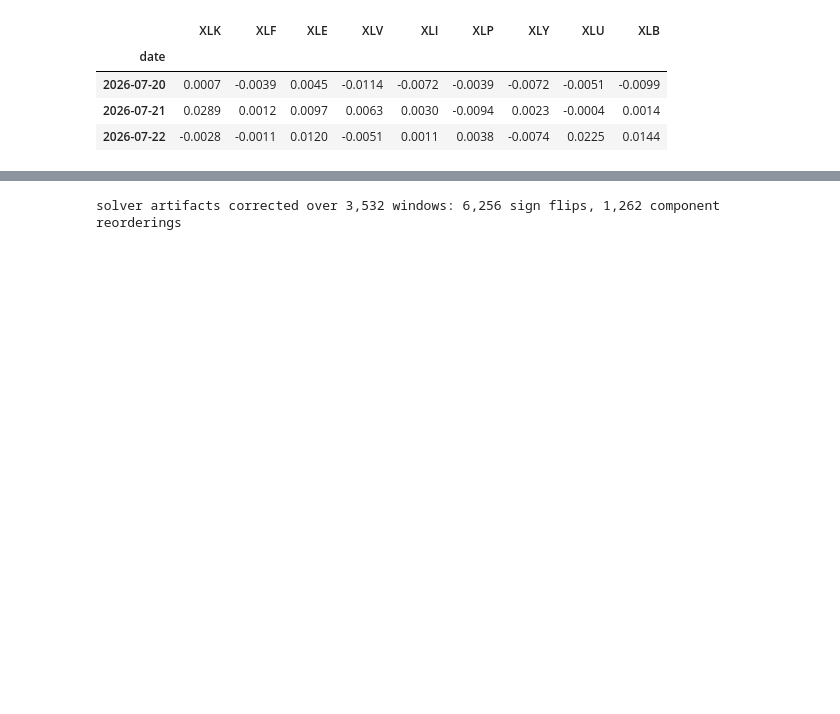
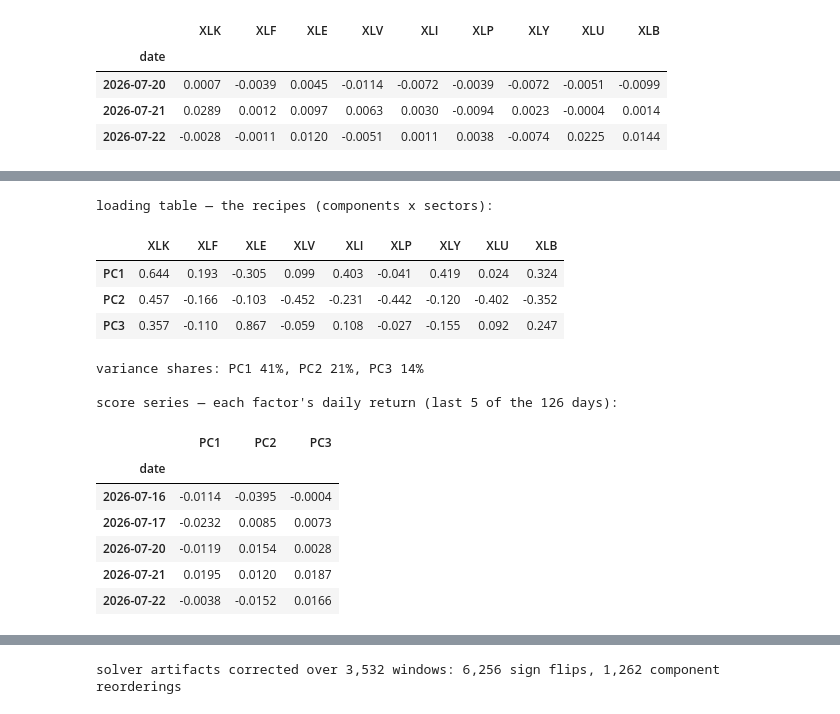
Before and after one commit to mharu997/quantroll, a Jupyter notebook: notebooks/01_stable_rolling_pca.ipynb, the cells around one changed output, grey strips where cells are left out. Cells and saved outputs as stored; diff of their text form; code cells hidden in the pictures; blank space fills up the shorter version.

```diff
--- a/notebooks/01_stable_rolling_pca.ipynb
+++ b/notebooks/01_stable_rolling_pca.ipynb
@@ -61,0 +113,36 @@ panel: 3,657 trading days x 9 sector ETFs, 2012-01-04 -> 2026-07-22
+# %%
+window = R.iloc[-126:]                      # the most recent six months
+C = np.cov(window.to_numpy().T, ddof=1)     # 9 x 9 covariance matrix
+evals, evecs = np.linalg.eigh(C)            # one-shot classical PCA
+order = np.argsort(evals)[::-1][:3]
+V = evecs[:, order].T                       # (3, 9): three loading vectors
+for k in range(3):
+    if V[k, np.abs(V[k]).argmax()] < 0:
+        V[k] = -V[k]                        # flip for display; the solver's choice was arbitrary
+
+loadings = pd.DataFrame(V, index=["PC1", "PC2", "PC3"], columns=sectors)
+share = evals[order] / evals.sum()
+scores = pd.DataFrame(window.to_numpy() @ V.T, index=window.index,
+                      columns=["PC1", "PC2", "PC3"])
+
+print("loading table — the recipes (components x sectors):")
+display(loadings.round(3))
+print(f"variance shares: PC1 {share[0]:.0%}, PC2 {share[1]:.0%}, PC3 {share[2]:.0%}")
+print("\nscore series — each factor's daily return (last 5 of the 126 days):")
+scores.tail(5).round(4)
+# %% [output]
+loading table — the recipes (components x sectors):
+|  | XLK | XLF | XLE | XLV | XLI | XLP | XLY | XLU | XLB |
+| PC1 | 0.644 | 0.193 | -0.305 | 0.099 | 0.403 | -0.041 | 0.419 | 0.024 | 0.324 |
+| PC2 | 0.457 | -0.166 | -0.103 | -0.452 | -0.231 | -0.442 | -0.120 | -0.402 | -0.352 |
+| PC3 | 0.357 | -0.110 | 0.867 | -0.059 | 0.108 | -0.027 | -0.155 | 0.092 | 0.247 |
+variance shares: PC1 41%, PC2 21%, PC3 14%
+
+score series — each factor's daily return (last 5 of the 126 days):
+|  | PC1 | PC2 | PC3 |
+| date |  |  |  |
+| 2026-07-16 | -0.0114 | -0.0395 | -0.0004 |
+| 2026-07-17 | -0.0232 | 0.0085 | 0.0073 |
+| 2026-07-20 | -0.0119 | 0.0154 | 0.0028 |
+| 2026-07-21 | 0.0195 | 0.0120 | 0.0187 |
+| 2026-07-22 | -0.0038 | -0.0152 | 0.0166 |
```
Also changed, not shown: parts of 15 cells of this notebook, 6 other files.
